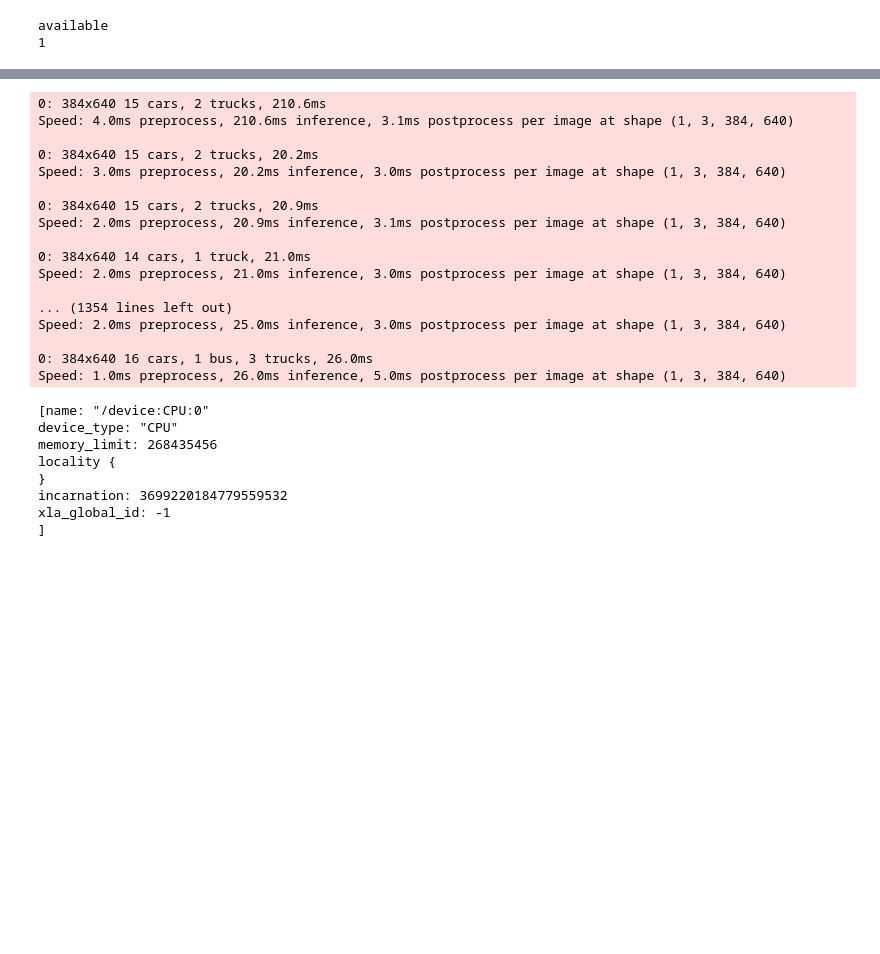
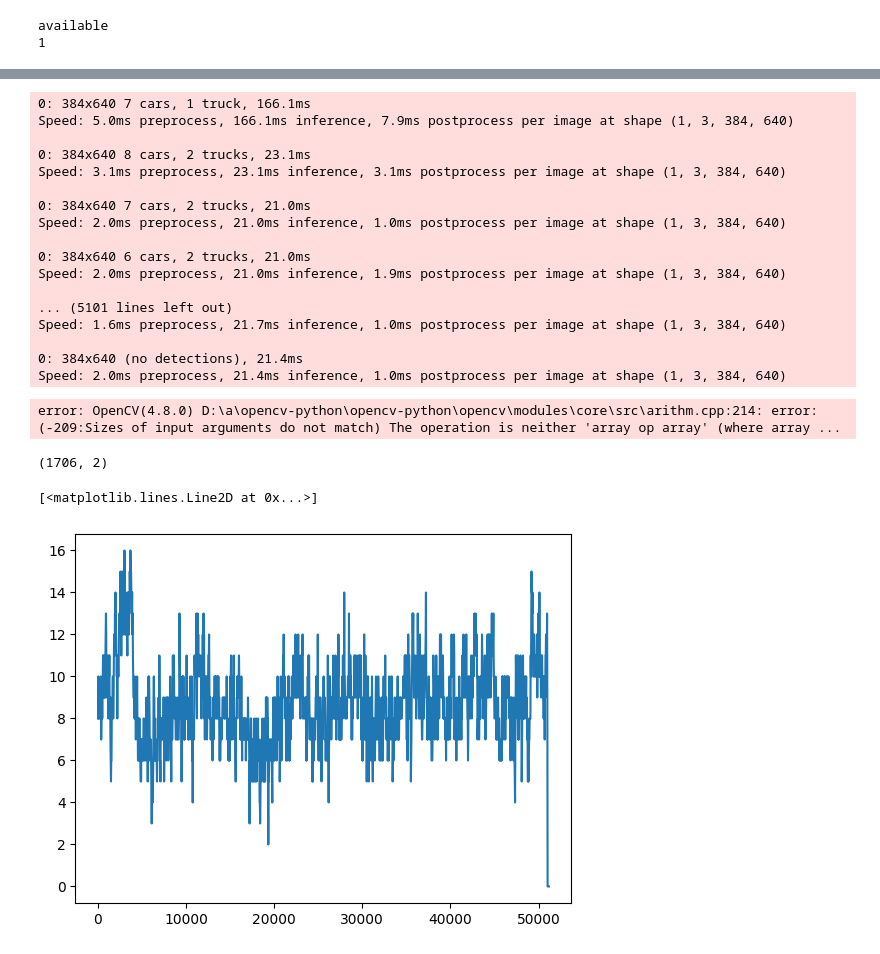
Before and after one commit to TheCrypted/DNN-Projects, a Jupyter notebook: CarFrequency/test.ipynb, the cells around one changed output, grey strips where cells are left out. Cells and saved outputs as stored; diff of their text form; code cells hidden in the pictures; blank space fills up the shorter version.

Commit message:
analysed road video by running YOLO v8 and plotted a frequency chart to visualise peak traffic times over 30 minute period

```diff
--- a/CarFrequency/test.ipynb
+++ b/CarFrequency/test.ipynb
@@ -43,55 +44,80 @@ import cv2
 import time
 
 cap = cv2.VideoCapture("RoadTraffic.mp4")
+image_mask = cv2.imread("image_mask.png")
 FPS = 45
 
 if not cap.isOpened():
     print("error opening camera/video")
 
+cars_per_frame = []
+
+frames = 0
 while True:
     start_time = time.time()
     ret, frame = cap.read()
+    frames += 1
+    if frames % 30 != 0:
+        continue
+    masked_frame = cv2.bitwise_and(image_mask, frame)
     if not ret:
         print("Could not read frame correctly")
         break
     try:
-        results = model.predict(frame)
+        results = model.predict(masked_frame)
         result_arr = results[0].boxes.data
         item_dict = results[0].names
         for result in result_arr:
             result_ref = [int(coord) for coord in result]
-            cv2.rectangle(frame, result_ref[:2], result_ref[2:4], (120, int(result[5])/80 * 255, (1-int(result[5]))/80 * 255), 5)
-
-            display_text(item_dict[result_ref[5]], frame, result_ref[:2], 0.5)
-            # cv2.rectangle(frame, (int(result[0]), int(result[1])), (int(result[2]), int(result[3])), (120, int(result[5])/80 * 255, (1-int(result[5]))/80 * 255), 5)
+            # cv2.rectangle(frame, result_ref[:2], result_ref[2:4], (120, int(result[5])/80 * 255, (1-int(result[5]))/80 * 255), 2)
+            # display_text(item_dict[int(result_ref[5])], frame, result_ref[:2])
     except Exception as e:
         print("Error occurred in prediction")
         print(str(e))
         break
-    cv2.imshow('Live Camera Feed', frame)
+    # display_text(f'Count: {len(result_arr)}', frame, (100, 100))
+    # cv2.imshow('Live Camera Feed', frame)
 
+    cars_per_frame.append((frames, len(result_arr)))
+    if frames > 1900*30:
+        break
     comp_time = time.time() - start_time
     delay = max(0, 1/(FPS - comp_time))
-    if cv2.waitKey(int(delay*1000)) & 0xFF == ord('q'):
-        break
+    # if cv2.waitKey(int(delay*1000)) & 0xFF == ord('q'):
+    #     break
 
+cars_arr = np.array(cars_per_frame)
+print(cars_arr.shape)
 cap.release()
 cv2.destroyAllWindows()
 # %% [output]
-0: 384x640 15 cars, 2 trucks, 210.6ms
-Speed: 4.0ms preprocess, 210.6ms inference, 3.1ms postprocess per image at shape (1, 3, 384, 640)
+0: 384x640 7 cars, 1 truck, 166.1ms
+Speed: 5.0ms preprocess, 166.1ms inference, 7.9ms postprocess per image at shape (1, 3, 384, 640)
 
-0: 384x640 15 cars, 2 trucks, 20.2ms
-Speed: 3.0ms preprocess, 20.2ms inference, 3.0ms postprocess per image at shape (1, 3, 384, 640)
+0: 384x640 8 cars, 2 trucks, 23.1ms
+Speed: 3.1ms preprocess, 23.1ms inference, 3.1ms postprocess per image at shape (1, 3, 384, 640)
 
-0: 384x640 15 cars, 2 trucks, 20.9ms
-Speed: 2.0ms preprocess, 20.9ms inference, 3.1ms postprocess per image at shape (1, 3, 384, 640)
+0: 384x640 7 cars, 2 trucks, 21.0ms
+Speed: 2.0ms preprocess, 21.0ms inference, 1.0ms postprocess per image at shape (1, 3, 384, 640)
 
-0: 384x640 14 cars, 1 truck, 21.0ms
-Speed: 2.0ms preprocess, 21.0ms inference, 3.0ms postprocess per image at shape (1, 3, 384, 640)
+0: 384x640 6 cars, 2 trucks, 21.0ms
+Speed: 2.0ms preprocess, 21.0ms inference, 1.9ms postprocess per image at shape (1, 3, 384, 640)
 
-... (1354 lines left out)
-Speed: 2.0ms preprocess, 25.0ms inference, 3.0ms postprocess per image at shape (1, 3, 384, 640)
+... (5101 lines left out)
+Speed: 1.6ms preprocess, 21.7ms inference, 1.0ms postprocess per image at shape (1, 3, 384, 640)
 
-0: 384x640 16 cars, 1 bus, 3 trucks, 26.0ms
-Speed: 1.0ms preprocess, 26.0ms inference, 5.0ms postprocess per image at shape (1, 3, 384, 640)
+0: 384x640 (no detections), 21.4ms
+Speed: 2.0ms preprocess, 21.4ms inference, 1.0ms postprocess per image at shape (1, 3, 384, 640)
+error: OpenCV(4.8.0) D:\a\opencv-python\opencv-python\opencv\modules\core\src\arithm.cpp:214: error: (-209:Sizes of input arguments do not match) The operation is neither 'array op array' (where array ...
+# %%
+frames_arr = np.array(cars_per_frame)
+print(frames_arr.shape)
+# %% [output]
+(1706, 2)
+# %%
+import matplotlib.pyplot as plt
+
+plt.plot(frames_arr[:, 0], frames_arr[:, 1])
+# %% [output]
+[<matplotlib.lines.Line2D at 0x...>]
+[figure, added]
@@ -103,12 +129,0 @@ cv2.destroyAllWindows()
-# %%
-from tensorflow.python.client import device_lib
-print(device_lib.list_local_devices())
-# %% [output]
-[name: "/device:CPU:0"
-device_type: "CPU"
-memory_limit: 268435456
-locality {
-}
-incarnation: 3699220184779559532
-xla_global_id: -1
-]
```
Also changed, not shown: parts of 6 cells of this notebook, 2 other files.
